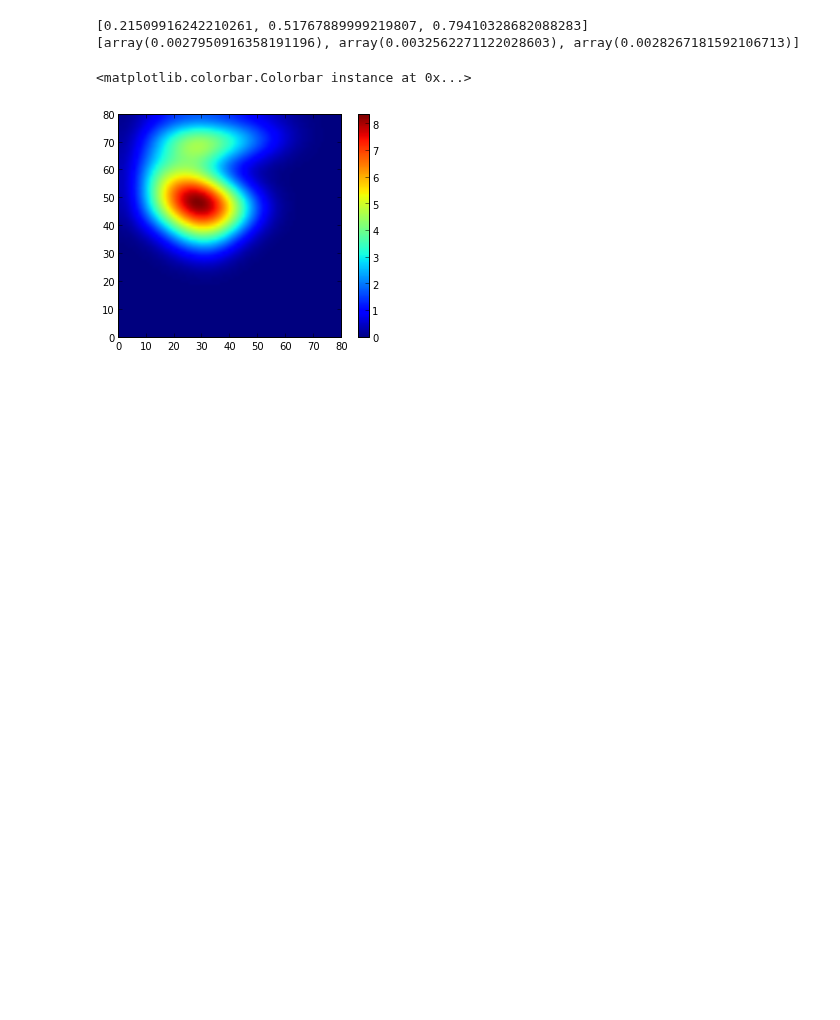
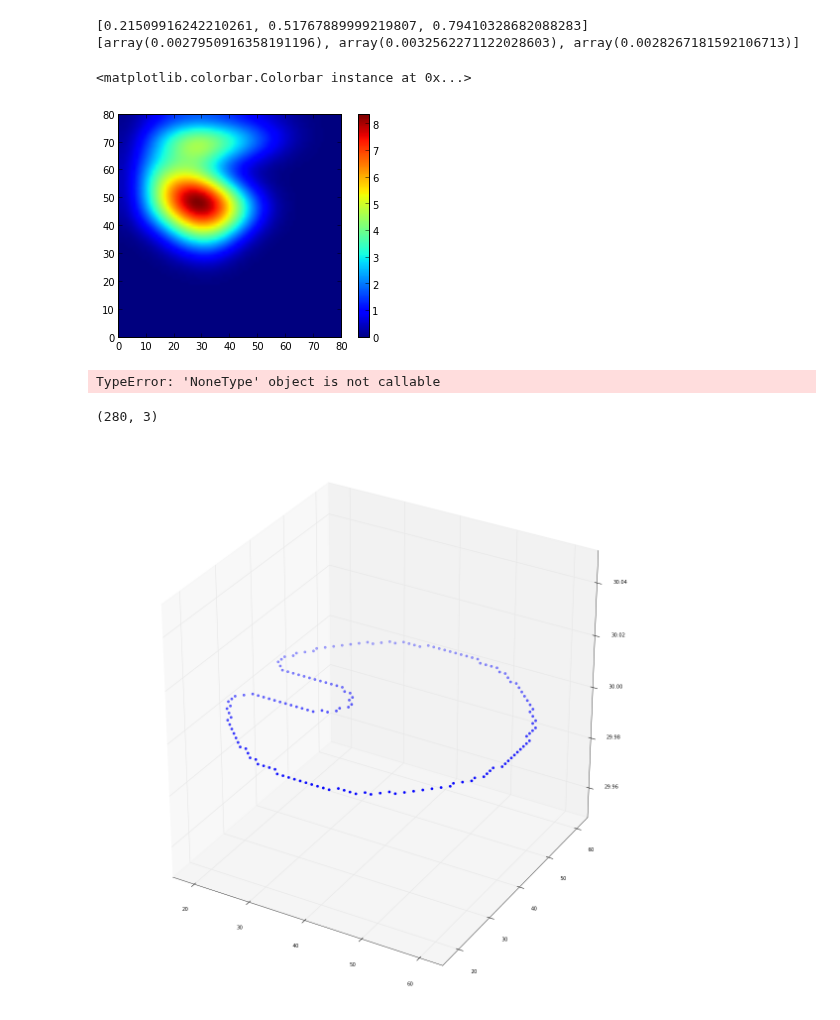
Before and after one commit to oesteban/RegSeg, a Jupyter notebook: Data/ModelGeneration/Model2.ipynb, the cells around one changed output. Saved outputs shown, nothing was run; the diff lists cells and outputs as text; code cells hidden in the pictures; blank space fills up the shorter version.

```diff
--- a/Data/ModelGeneration/Model2.ipynb
+++ b/Data/ModelGeneration/Model2.ipynb
@@ -99,3 +99,64 @@ l[1] = l[1]+l[2]
 
 for tissue,name in zip(l, ['csf','gm','wm']):
     GenerateSurface( tissue, os.path.join( model_path, 'new_surf2_%s.vtk' % name ) )
+# %%
+from tvtk.api import tvtk
+
+r = tvtk.PolyDataReader( file_name=os.path.join( model_path, 'new_surf2_wm.vtk' ) )
+r.update()
+mesh = r.output
+points = np.array( mesh.points ).astype( np.float32 )
+# %%
+extent=(0,datashape[0]-1,0,datashape[1]-1,0,datashape[2]-1)
+spacing=(1.0,1.0,1.0)
+dim = datashape[0]-1,datashape[1]-1,datashape[2]-1
+origin=(0.0,0.0,0.0)
+
+whiteImage = tvtk.ImageData( spacing=spacing,dimensions=dim,extent=extent,origin=origin)
+
+pol2stenc = tvtk.PolyDataToImageStencil(output_origin=origin, output_spacing=spacing)
+pol2stenc.output_whole_extent = extent
+pol2stenc.input( mesh )
+# %% [output]
+TypeError: 'NoneType' object is not callable
+# %%
+from mpl_toolkits.mplot3d import Axes3D
+import matplotlib.pyplot as plt
+import numpy as np
+#from scipy.interpolate import griddata
+from matplotlib.mlab import griddata
+
+cond1 = points[:,2]> 25.0
+cond2 = points[:,2]< 35.0
+
+xi,yi = np.mgrid[0:datashape[0],0:datashape[1] ]
+
+f_points = points[points[:,2]==30]
+
+p_unique = np.unique(f_points.view([('',f_points.dtype)]*f_points.shape[1])).view(f_points.dtype).reshape(-1,f_points.shape[1])
+
+#f_points = f_points + (np.random.uniform(low=-1.0, high=1.0, size=np.shape(f_points))* 1e-5)
+
+x = p_unique[:,0]
+y = p_unique[:,1]
+z = p_unique[:,2]
+
+zi = griddata( x,y,z,xi,yi )
+# %%
+def findReorder( pointset ):
+    dist = pointset[0] - pointset[1]
+    for point in pointset[1:]:
+
+
+def orderPoints( pointset ):
+# %% [output]
+(280, 3)
+# %%
+
+fig = plt.figure(figsize=(20,20))
+ax = fig.add_subplot(111, projection='3d')
+
+ax.scatter(x,y,z,  color='b')
+plt.show()
+# %% [output]
+[figure, added]
```
Also changed, not shown: 4 other files.
